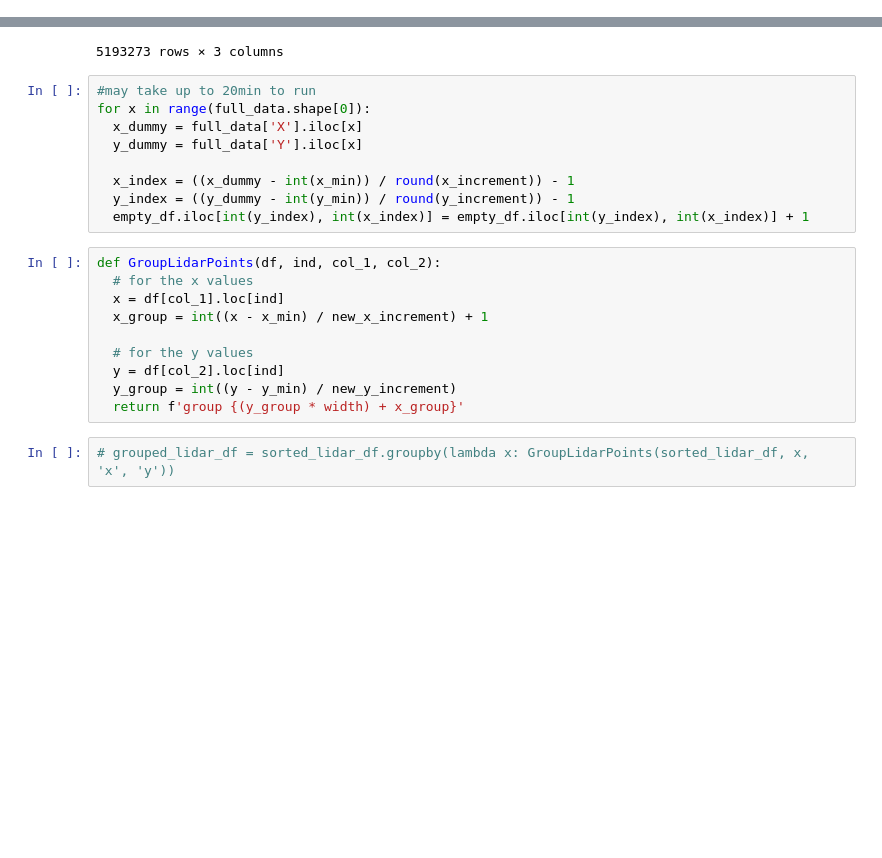
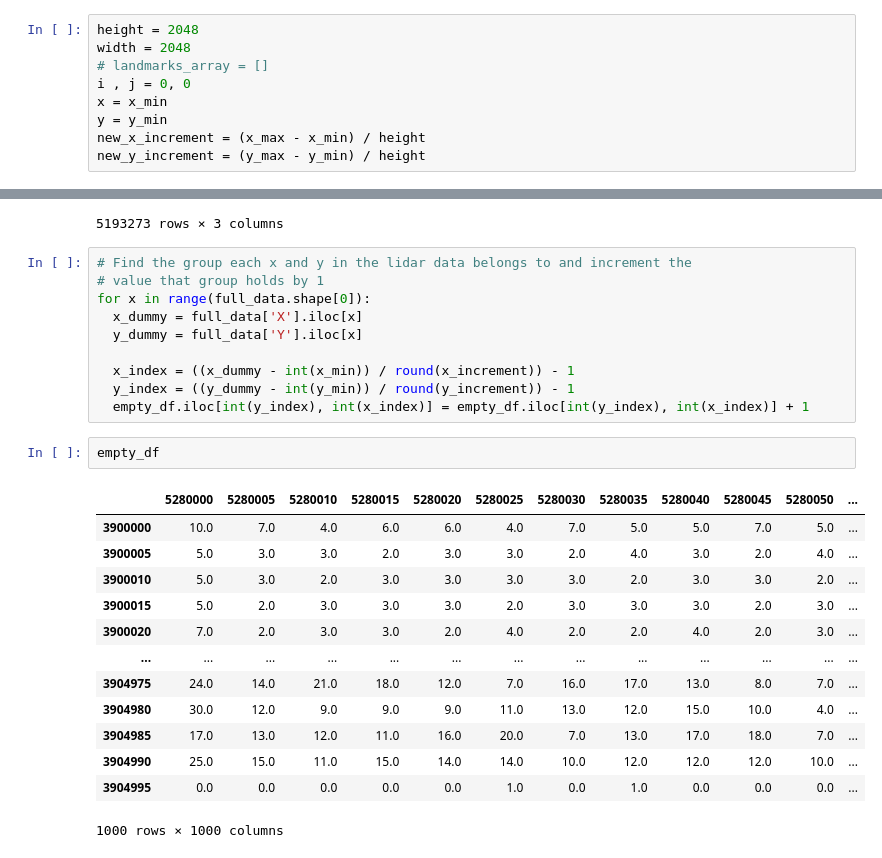
Before and after one commit to Applied-Machine-Learning-2021/final-project-the-boston-project, a Jupyter notebook: Dealing_with_lidar_data (3).ipynb, the cells around one changed output, grey strips where cells are left out. Saved outputs shown, nothing was run; the diff lists cells and outputs as text; blank space fills up the shorter version.

Commit message:
Updating Dealing with Lidar Data

```diff
--- a/Dealing_with_lidar_data.ipynb
+++ b/Dealing_with_lidar_data (3).ipynb
@@ -148,3 +153,12 @@ print(f'y_increment: {y_increment}')
 3900000.01
 x_increment: 4.999990000000223
 y_increment: 4.999990000000223
+# %%
+height = 2048
+width = 2048
+# landmarks_array = []
+i , j = 0, 0
+x = x_min
+y = y_min
+new_x_increment = (x_max - x_min) / height
+new_y_increment = (y_max - y_min) / height
@@ -170,7 +219,8 @@ full_data
 | 5193272 | 5284994.33 | 3900000.50 | 1009.86 |
 5193273 rows × 3 columns
 # %%
-#may take up to 20min to run
+# Find the group each x and y in the lidar data belongs to and increment the
+# value that group holds by 1
 for x in range(full_data.shape[0]):
   x_dummy = full_data['X'].iloc[x]
   y_dummy = full_data['Y'].iloc[x]
@@ -178,18 +228,22 @@ for x in range(full_data.shape[0]):
   x_index = ((x_dummy - int(x_min)) / round(x_increment)) - 1
   y_index = ((y_dummy - int(y_min)) / round(y_increment)) - 1
   empty_df.iloc[int(y_index), int(x_index)] = empty_df.iloc[int(y_index), int(x_index)] + 1
-# %%
-def GroupLidarPoints(df, ind, col_1, col_2):
-  # for the x values
-  x = df[col_1].loc[ind]
-  x_group = int((x - x_min) / new_x_increment) + 1
-
-  # for the y values
-  y = df[col_2].loc[ind]
-  y_group = int((y - y_min) / new_y_increment)
-  return f'group {(y_group * width) + x_group}'
-# %%
-# grouped_lidar_df = sorted_lidar_df.groupby(lambda x: GroupLidarPoints(sorted_lidar_df, x, 'x', 'y'))
+# %%
+empty_df
+# %% [output]
+|  | 5280000 | 5280005 | 5280010 | 5280015 | 5280020 | 5280025 | 5280030 | 5280035 | 5280040 | 5280045 | 5280050 | ... |
+| 3900000 | 10.0 | 7.0 | 4.0 | 6.0 | 6.0 | 4.0 | 7.0 | 5.0 | 5.0 | 7.0 | 5.0 | ... |
+| 3900005 | 5.0 | 3.0 | 3.0 | 2.0 | 3.0 | 3.0 | 2.0 | 4.0 | 3.0 | 2.0 | 4.0 | ... |
+| 3900010 | 5.0 | 3.0 | 2.0 | 3.0 | 3.0 | 3.0 | 3.0 | 2.0 | 3.0 | 3.0 | 2.0 | ... |
+| 3900015 | 5.0 | 2.0 | 3.0 | 3.0 | 3.0 | 2.0 | 3.0 | 3.0 | 3.0 | 2.0 | 3.0 | ... |
+| 3900020 | 7.0 | 2.0 | 3.0 | 3.0 | 2.0 | 4.0 | 2.0 | 2.0 | 4.0 | 2.0 | 3.0 | ... |
+| ... | ... | ... | ... | ... | ... | ... | ... | ... | ... | ... | ... | ... |
+| 3904975 | 24.0 | 14.0 | 21.0 | 18.0 | 12.0 | 7.0 | 16.0 | 17.0 | 13.0 | 8.0 | 7.0 | ... |
+| 3904980 | 30.0 | 12.0 | 9.0 | 9.0 | 9.0 | 11.0 | 13.0 | 12.0 | 15.0 | 10.0 | 4.0 | ... |
+| 3904985 | 17.0 | 13.0 | 12.0 | 11.0 | 16.0 | 20.0 | 7.0 | 13.0 | 17.0 | 18.0 | 7.0 | ... |
+| 3904990 | 25.0 | 15.0 | 11.0 | 15.0 | 14.0 | 14.0 | 10.0 | 12.0 | 12.0 | 12.0 | 10.0 | ... |
+| 3904995 | 0.0 | 0.0 | 0.0 | 0.0 | 0.0 | 1.0 | 0.0 | 1.0 | 0.0 | 0.0 | 0.0 | ... |
+1000 rows × 1000 columns
 # %%
 # Heatmap of the distribution of LiDAR points
 
```
Also changed, not shown: parts of 16 cells of this notebook.
